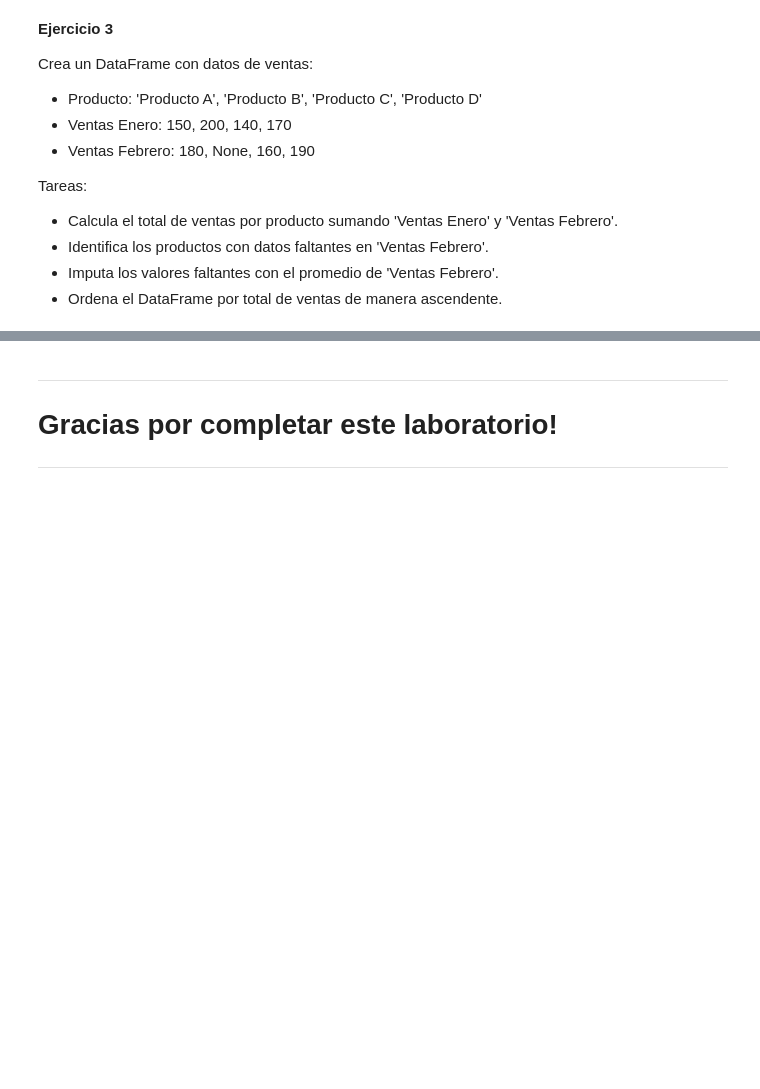
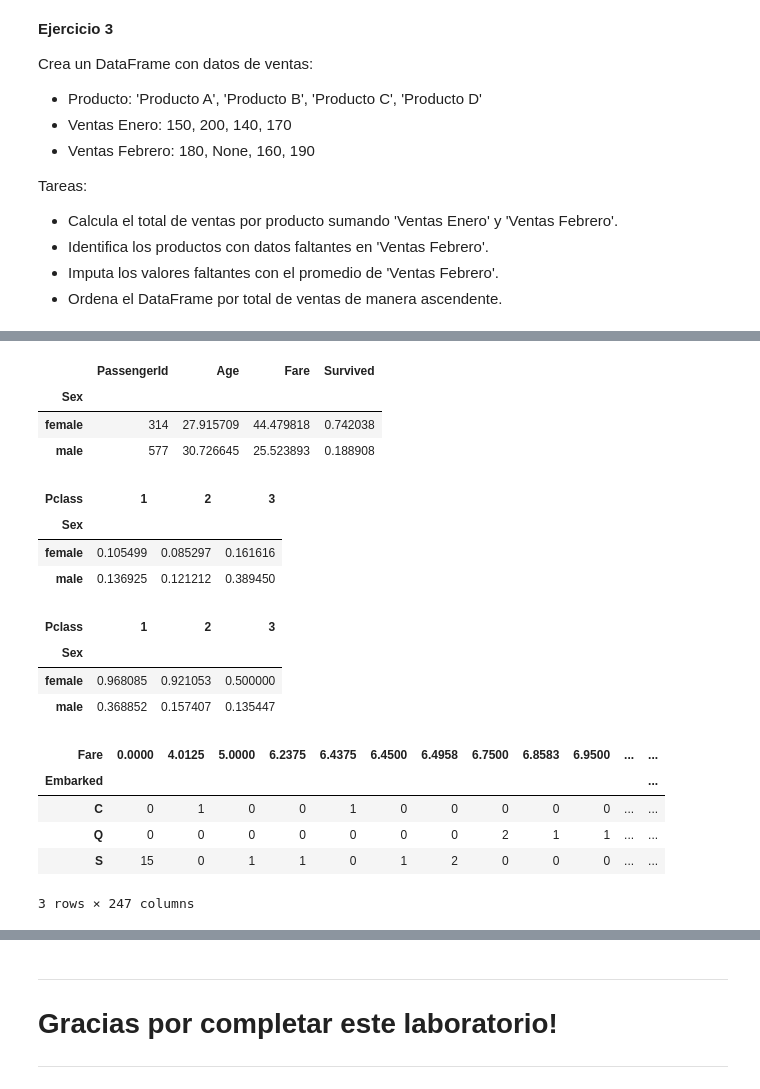
Before and after one commit to hvu88/Programacion_101, a Jupyter notebook: 01_Introduccion_a_Python/07_Manipulación_de_Datos_con_Pandas.ipynb, the cells around one changed output, grey strips where cells are left out. Saved outputs shown, nothing was run; the diff lists cells and outputs as text; code cells hidden in the pictures; blank space fills up the shorter version.

```diff
--- a/01_Introduccion_a_Python/07_Manipulación_de_Datos_con_Pandas.ipynb
+++ b/01_Introduccion_a_Python/07_Manipulación_de_Datos_con_Pandas.ipynb
@@ -745,0 +612,33 @@ Tareas:
+# %%
+titanic.groupby('Sex').agg({'PassengerId': 'count',
+                            'Age': 'mean',
+                            'Fare': 'mean',
+                            'Survived': 'mean'})
+# %% [output]
+|  | PassengerId | Age | Fare | Survived |
+| Sex |  |  |  |  |
+| female | 314 | 27.915709 | 44.479818 | 0.742038 |
+| male | 577 | 30.726645 | 25.523893 | 0.188908 |
+# %%
+pd.crosstab(titanic['Sex'], titanic['Pclass'], normalize='all')
+# %% [output]
+| Pclass | 1 | 2 | 3 |
+| Sex |  |  |  |
+| female | 0.105499 | 0.085297 | 0.161616 |
+| male | 0.136925 | 0.121212 | 0.389450 |
+# %%
+pd.pivot_table(titanic, index='Sex', columns='Pclass', values='Survived', aggfunc='mean')
+# %% [output]
+| Pclass | 1 | 2 | 3 |
+| Sex |  |  |  |
+| female | 0.968085 | 0.921053 | 0.500000 |
+| male | 0.368852 | 0.157407 | 0.135447 |
+# %%
+pd.crosstab(titanic['Embarked'], titanic['Fare'])
+# %% [output]
+| Fare | 0.0000 | 4.0125 | 5.0000 | 6.2375 | 6.4375 | 6.4500 | 6.4958 | 6.7500 | 6.8583 | 6.9500 | ... | ... |
+| Embarked |  |  |  |  |  |  |  |  |  |  |  | ... |
+| C | 0 | 1 | 0 | 0 | 1 | 0 | 0 | 0 | 0 | 0 | ... | ... |
+| Q | 0 | 0 | 0 | 0 | 0 | 0 | 0 | 2 | 1 | 1 | ... | ... |
+| S | 15 | 0 | 1 | 1 | 0 | 1 | 2 | 0 | 0 | 0 | ... | ... |
+3 rows × 247 columns
```
Also changed, not shown: parts of 80 cells of this notebook.
